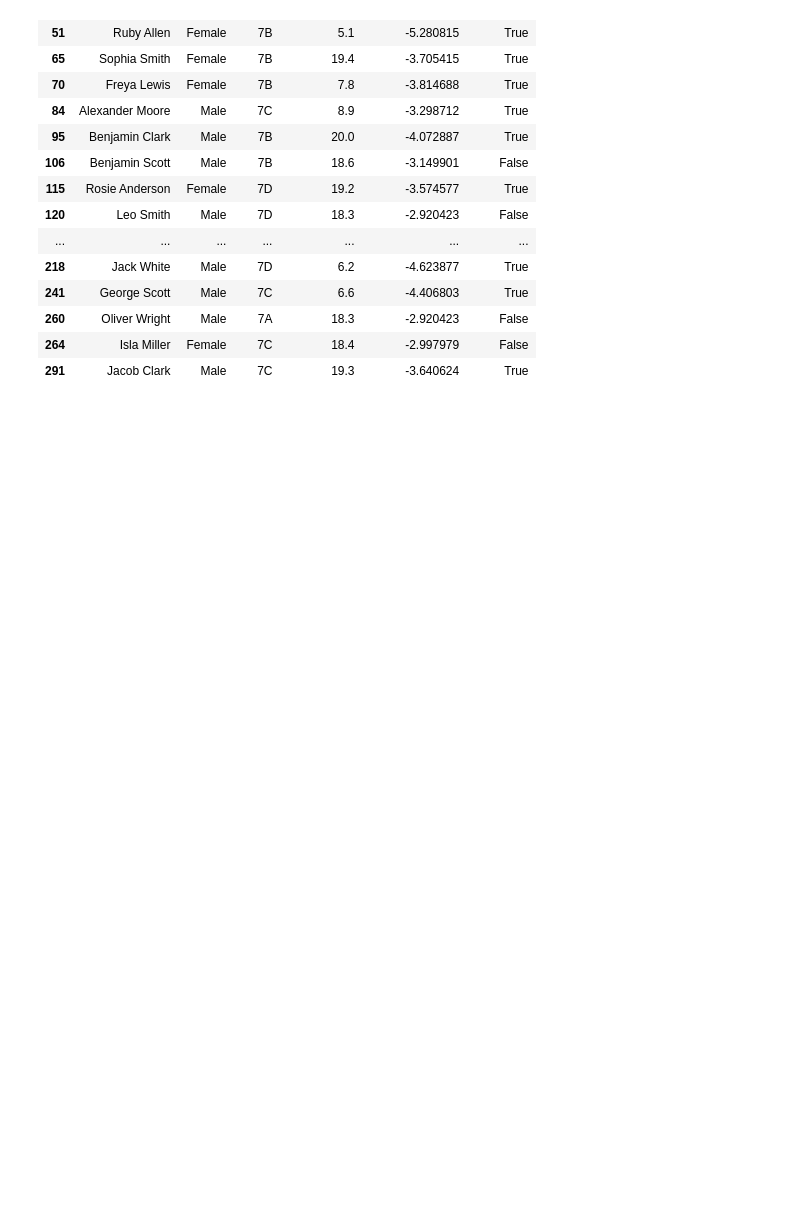
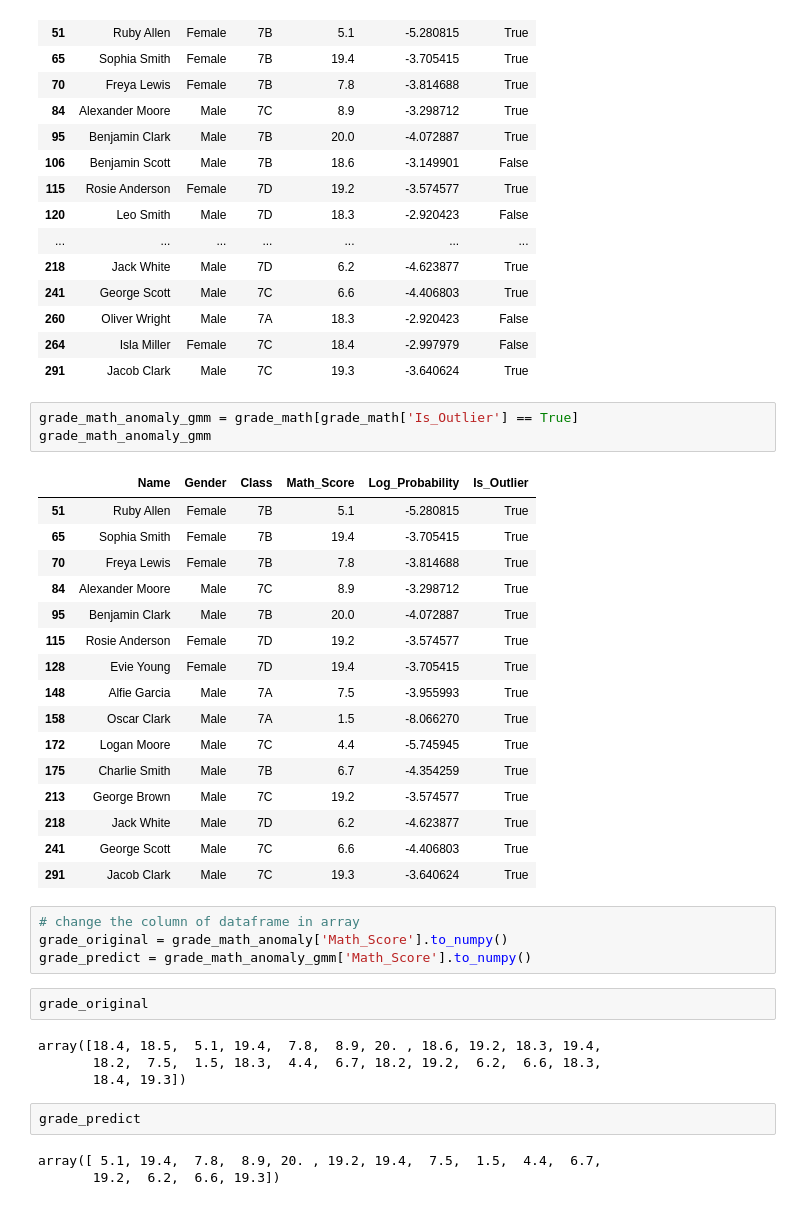
Before and after one commit to amirhoprogrammer/project-of-computer-science, a Jupyter notebook: gmm.ipynb, the cells around one changed output. Cells and saved outputs as stored; diff of their text form; blank space fills up the shorter version.

```diff
--- a/gmm.ipynb
+++ b/gmm.ipynb
@@ -105,3 +105,38 @@ grade_math_anomaly
 | 260 | Oliver Wright | Male | 7A | 18.3 | -2.920423 | False |
 | 264 | Isla Miller | Female | 7C | 18.4 | -2.997979 | False |
 | 291 | Jacob Clark | Male | 7C | 19.3 | -3.640624 | True |
+# %%
+grade_math_anomaly_gmm = grade_math[grade_math['Is_Outlier'] == True]
+grade_math_anomaly_gmm
+# %% [output]
+|  | Name | Gender | Class | Math_Score | Log_Probability | Is_Outlier |
+| 51 | Ruby Allen | Female | 7B | 5.1 | -5.280815 | True |
+| 65 | Sophia Smith | Female | 7B | 19.4 | -3.705415 | True |
+| 70 | Freya Lewis | Female | 7B | 7.8 | -3.814688 | True |
+| 84 | Alexander Moore | Male | 7C | 8.9 | -3.298712 | True |
+| 95 | Benjamin Clark | Male | 7B | 20.0 | -4.072887 | True |
+| 115 | Rosie Anderson | Female | 7D | 19.2 | -3.574577 | True |
+| 128 | Evie Young | Female | 7D | 19.4 | -3.705415 | True |
+| 148 | Alfie Garcia | Male | 7A | 7.5 | -3.955993 | True |
+| 158 | Oscar Clark | Male | 7A | 1.5 | -8.066270 | True |
+| 172 | Logan Moore | Male | 7C | 4.4 | -5.745945 | True |
+| 175 | Charlie Smith | Male | 7B | 6.7 | -4.354259 | True |
+| 213 | George Brown | Male | 7C | 19.2 | -3.574577 | True |
+| 218 | Jack White | Male | 7D | 6.2 | -4.623877 | True |
+| 241 | George Scott | Male | 7C | 6.6 | -4.406803 | True |
+| 291 | Jacob Clark | Male | 7C | 19.3 | -3.640624 | True |
+# %%
+# change the column of dataframe in array
+grade_original = grade_math_anomaly['Math_Score'].to_numpy()
+grade_predict = grade_math_anomaly_gmm['Math_Score'].to_numpy()
+# %%
+grade_original
+# %% [output]
+array([18.4, 18.5,  5.1, 19.4,  7.8,  8.9, 20. , 18.6, 19.2, 18.3, 19.4,
+       18.2,  7.5,  1.5, 18.3,  4.4,  6.7, 18.2, 19.2,  6.2,  6.6, 18.3,
+       18.4, 19.3])
+# %%
+grade_predict
+# %% [output]
+array([ 5.1, 19.4,  7.8,  8.9, 20. , 19.2, 19.4,  7.5,  1.5,  4.4,  6.7,
+       19.2,  6.2,  6.6, 19.3])
```
Also changed, not shown: parts of 5 cells of this notebook, 2 other files.
